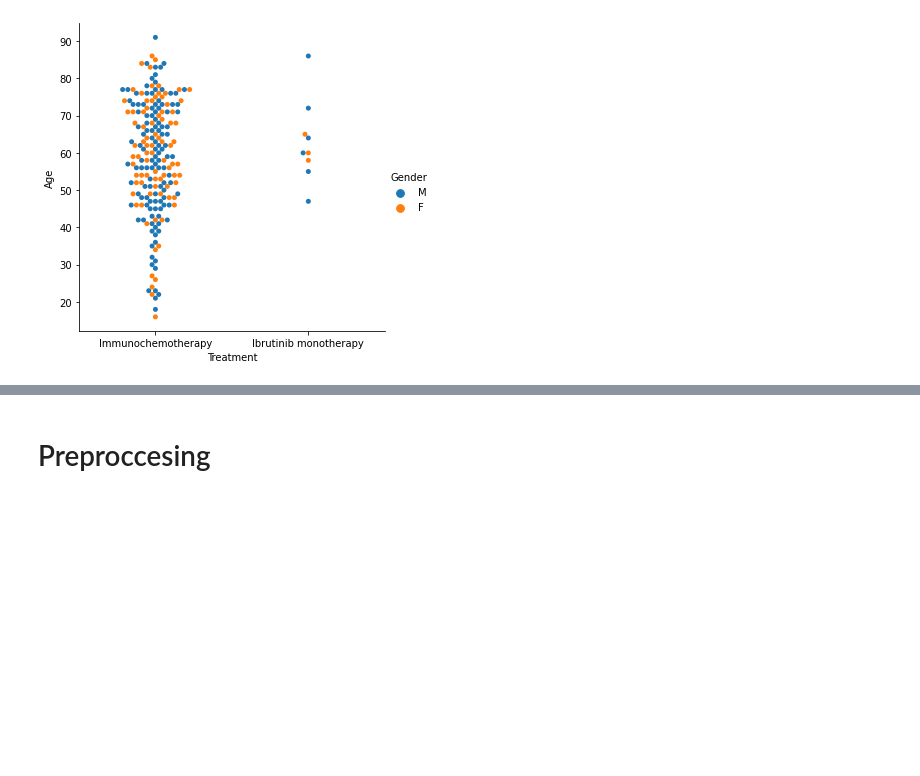
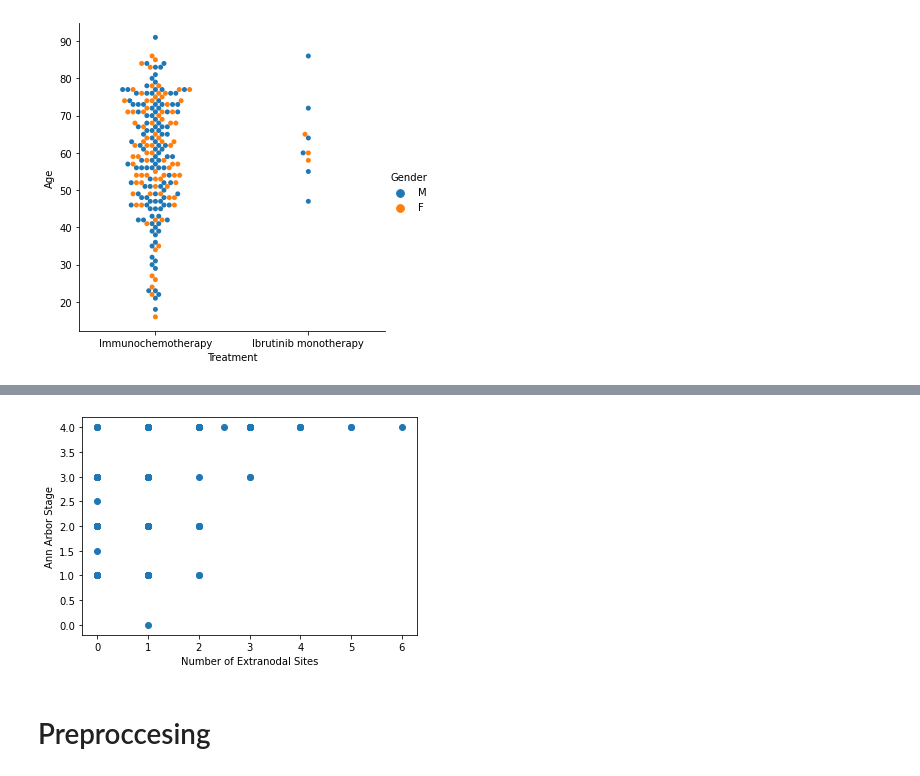
Before and after one commit to tamarshnirer/Anomality_Detection_in_Lymphoma_Patients, a Jupyter notebook: Untitled.ipynb, the cells around one changed output, grey strips where cells are left out. Cells and saved outputs as stored; diff of their text form; code cells hidden in the pictures; blank space fills up the shorter version.

```diff
--- a/Untitled.ipynb
+++ b/Untitled.ipynb
@@ -152,2 +185,9 @@ ValueError: The truth value of a Series is ambiguous. Use a.empty, a.bool(), a.i
+# %%
+plt.plot(df["Number of Extranodal Sites"], df["Ann Arbor Stage"], "o")
+plt.xlabel("Number of Extranodal Sites")
+plt.ylabel("Ann Arbor Stage")
+plt.show()
+# %% [output]
+[figure, added]
 # %% [markdown]
 # Preproccesing
```
Also changed, not shown: parts of 18 cells of this notebook, 2 other files.
